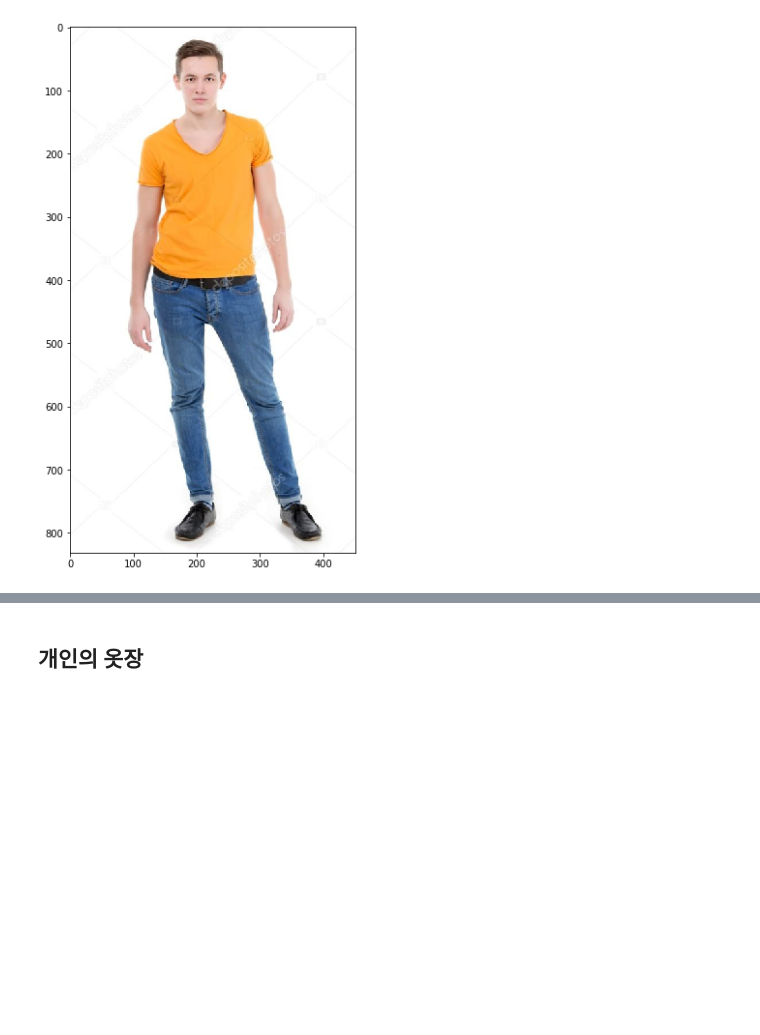
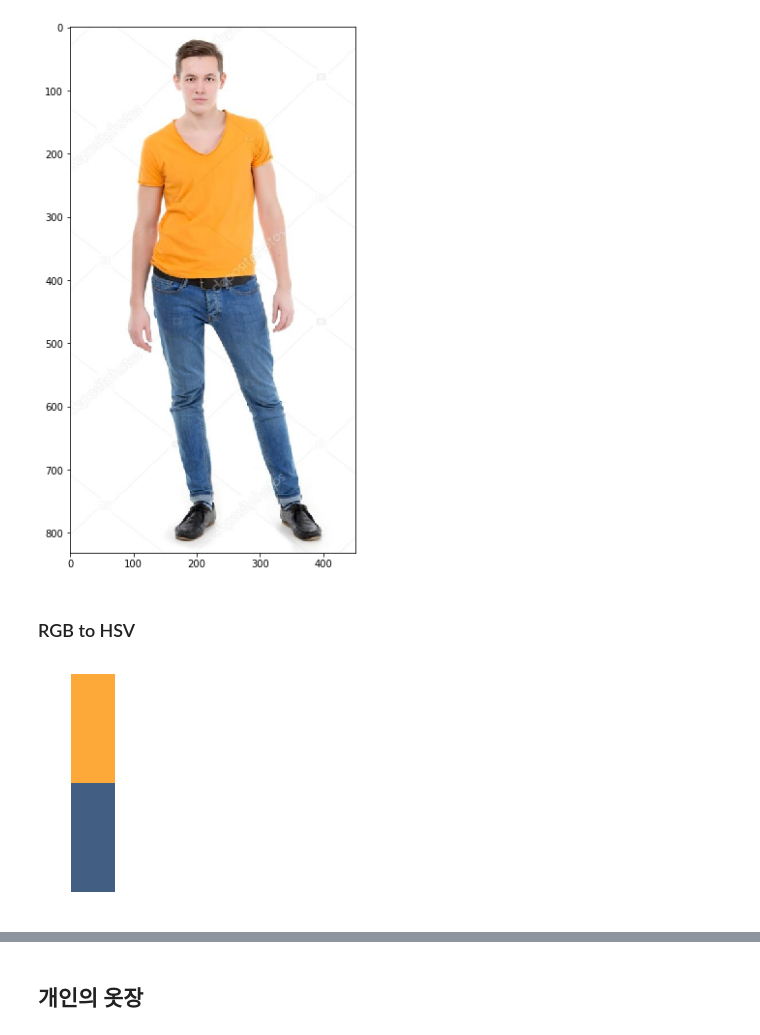
Before and after one commit to limaries30/pyfashion, a Jupyter notebook: recommendation/color_based_rec.ipynb, the cells around one changed output, grey strips where cells are left out. Drawn from its saved outputs; the diff is of its cells as text; code cells hidden in the pictures; blank space fills up the shorter version.

```diff
--- a/recommendation/color_based_rec.ipynb
+++ b/recommendation/color_based_rec.ipynb
@@ -157,7 +157,7 @@ cropped_img=image[roi_idx[0]:roi_idx[2],roi_idx[1]:roi_idx[3],:]
 masked_image=image[mask]
 dc = DominantColors(masked_image,clusters)
 
-colors = dc.dominantColors()
+pants_color = dc.dominantColors()
 # %%
 dc.plotHistogram()
 # %% [output]
@@ -176,7 +176,7 @@ cropped_img=image[roi_idx[0]:roi_idx[2],roi_idx[1]:roi_idx[3],:]
 masked_image=image[mask]
 dc = DominantColors(masked_image,clusters)
 
-colors = dc.dominantColors()
+tshirt_color = dc.dominantColors()
 # %%
 dc.plotHistogram()
 # %% [output]
@@ -187,3 +187,41 @@ plt.imshow(image)
 # %% [output]
 <matplotlib.image.AxesImage at 0x...>
 [figure]
+# %% [markdown]
+### RGB to HSV
+# %%
+def plotHistogram(colors):
+    '''N*3 : numpy'''
+    categories=colors.shape[0]
+    numLabels = np.arange(0,clusters+1)
+
+
+    #creating empty chart
+    chart = np.zeros((500, 100, 3), np.uint8)
+    start = 0
+    spaces=int(500/categories)
+
+    #creating color rectangles
+    for i in range(categories):
+        end = start + spaces
+
+        #getting rgb values
+        r = int(colors[i][0])
+        g = int(colors[i][1])
+        b = int(colors[i][2])
+
+        #using cv2.rectangle to plot colors
+        cv2.rectangle(chart, (0,int(start)), (100,int(end)), (r,g,b), -1)
+        start = end
+
+    #display chart
+    plt.figure()
+    plt.axis("off")
+    plt.imshow(chart)
+    plt.show()
+# %%
+combination=np.vstack([tshirt_color[0],pants_color[0]])
+# %%
+plotHistogram(combination)
+# %% [output]
+[figure, added]
```
Also changed, not shown: parts of 3 cells of this notebook.
